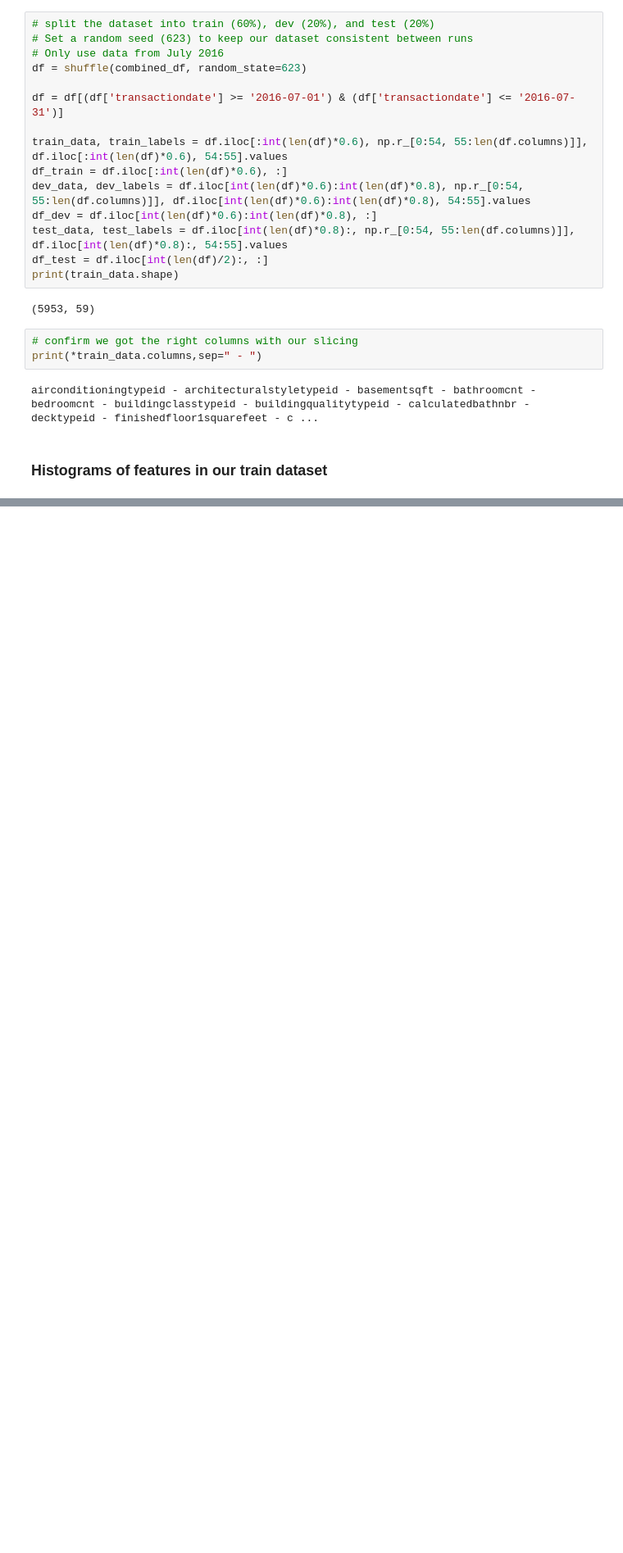
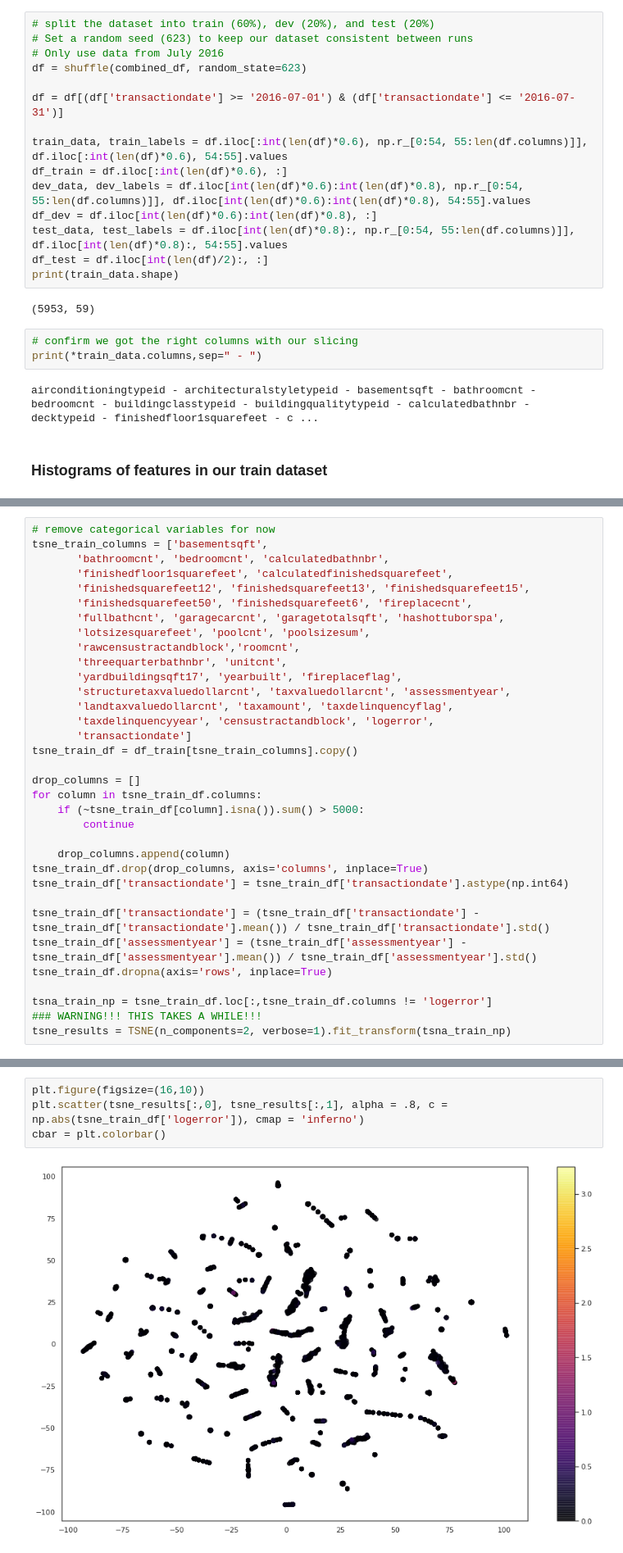
Before and after one commit to AustinDoolittle/W207-Final-Project, a Jupyter notebook: combined_eda.ipynb, the cells around one changed output, grey strips where cells are left out. Shown at 82% size. Saved outputs shown, nothing was run; the diff lists cells and outputs as text; blank space fills up the shorter version.

```diff
--- a/combined_eda.ipynb
+++ b/combined_eda.ipynb
@@ -660,0 +687,34 @@ plt.show()
+# %%
+# remove categorical variables for now
+tsne_train_columns = ['basementsqft',
+       'bathroomcnt', 'bedroomcnt', 'calculatedbathnbr',
+       'finishedfloor1squarefeet', 'calculatedfinishedsquarefeet',
+       'finishedsquarefeet12', 'finishedsquarefeet13', 'finishedsquarefeet15',
+       'finishedsquarefeet50', 'finishedsquarefeet6', 'fireplacecnt',
+       'fullbathcnt', 'garagecarcnt', 'garagetotalsqft', 'hashottuborspa',
+       'lotsizesquarefeet', 'poolcnt', 'poolsizesum',
+       'rawcensustractandblock','roomcnt',
+       'threequarterbathnbr', 'unitcnt',
+       'yardbuildingsqft17', 'yearbuilt', 'fireplaceflag',
+       'structuretaxvaluedollarcnt', 'taxvaluedollarcnt', 'assessmentyear',
+       'landtaxvaluedollarcnt', 'taxamount', 'taxdelinquencyflag',
+       'taxdelinquencyyear', 'censustractandblock', 'logerror',
+       'transactiondate']
+tsne_train_df = df_train[tsne_train_columns].copy()
+
+drop_columns = []
+for column in tsne_train_df.columns:
+    if (~tsne_train_df[column].isna()).sum() > 5000:
+        continue
+
+    drop_columns.append(column)
+tsne_train_df.drop(drop_columns, axis='columns', inplace=True)
+tsne_train_df['transactiondate'] = tsne_train_df['transactiondate'].astype(np.int64)
+
+tsne_train_df['transactiondate'] = (tsne_train_df['transactiondate'] - tsne_train_df['transactiondate'].mean()) / tsne_train_df['transactiondate'].std()
+tsne_train_df['assessmentyear'] = (tsne_train_df['assessmentyear'] - tsne_train_df['assessmentyear'].mean()) / tsne_train_df['assessmentyear'].std()
+tsne_train_df.dropna(axis='rows', inplace=True)
+
+tsna_train_np = tsne_train_df.loc[:,tsne_train_df.columns != 'logerror']
+### WARNING!!! THIS TAKES A WHILE!!!
+tsne_results = TSNE(n_components=2, verbose=1).fit_transform(tsna_train_np)
@@ -660,0 +734,6 @@ plt.show()
+# %%
+plt.figure(figsize=(16,10))
+plt.scatter(tsne_results[:,0], tsne_results[:,1], alpha = .8, c = np.abs(tsne_train_df['logerror']), cmap = 'inferno')
+cbar = plt.colorbar()
+# %% [output]
+[figure, added]
```
Also changed, not shown: parts of 31 cells of this notebook.
